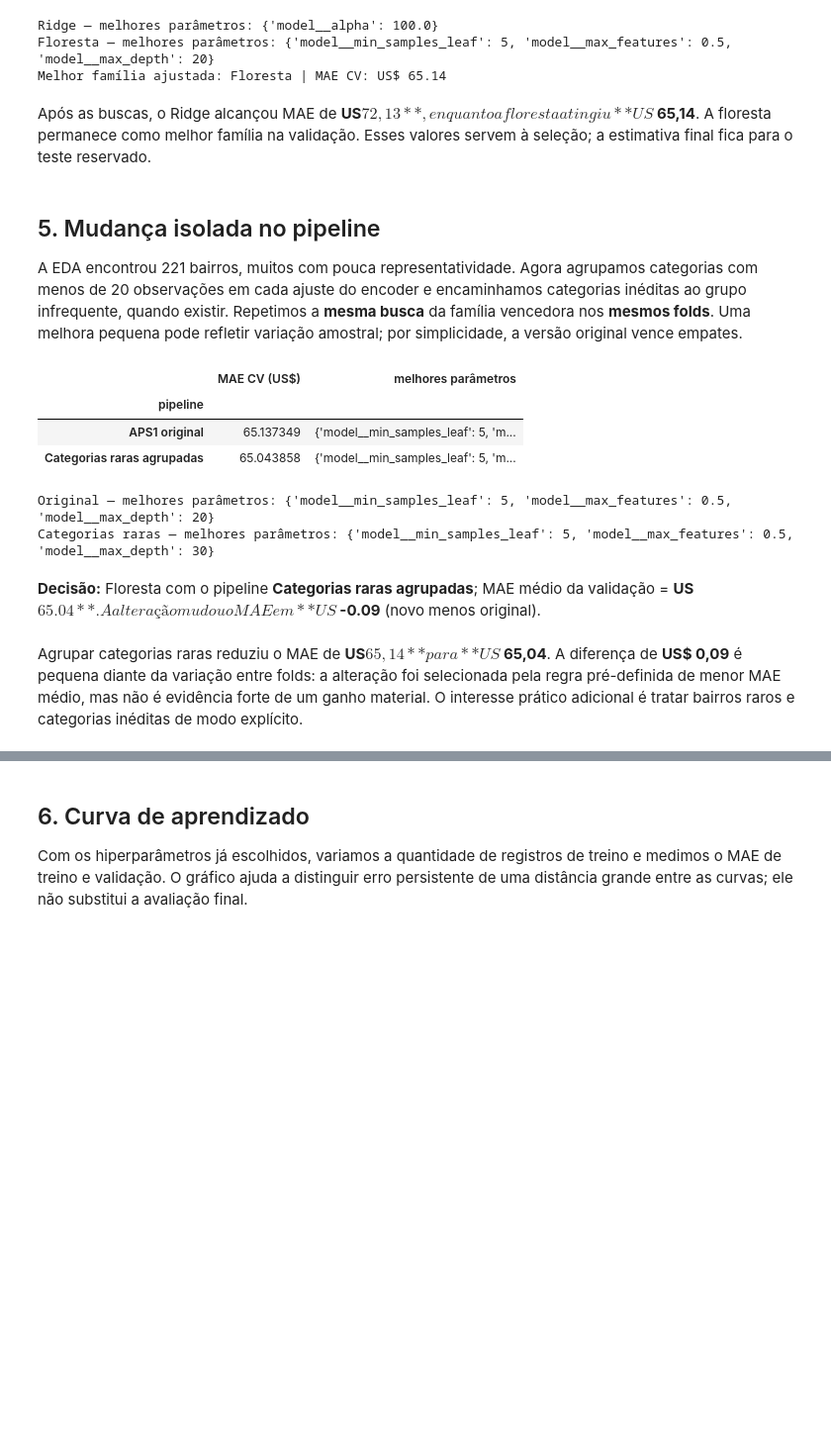
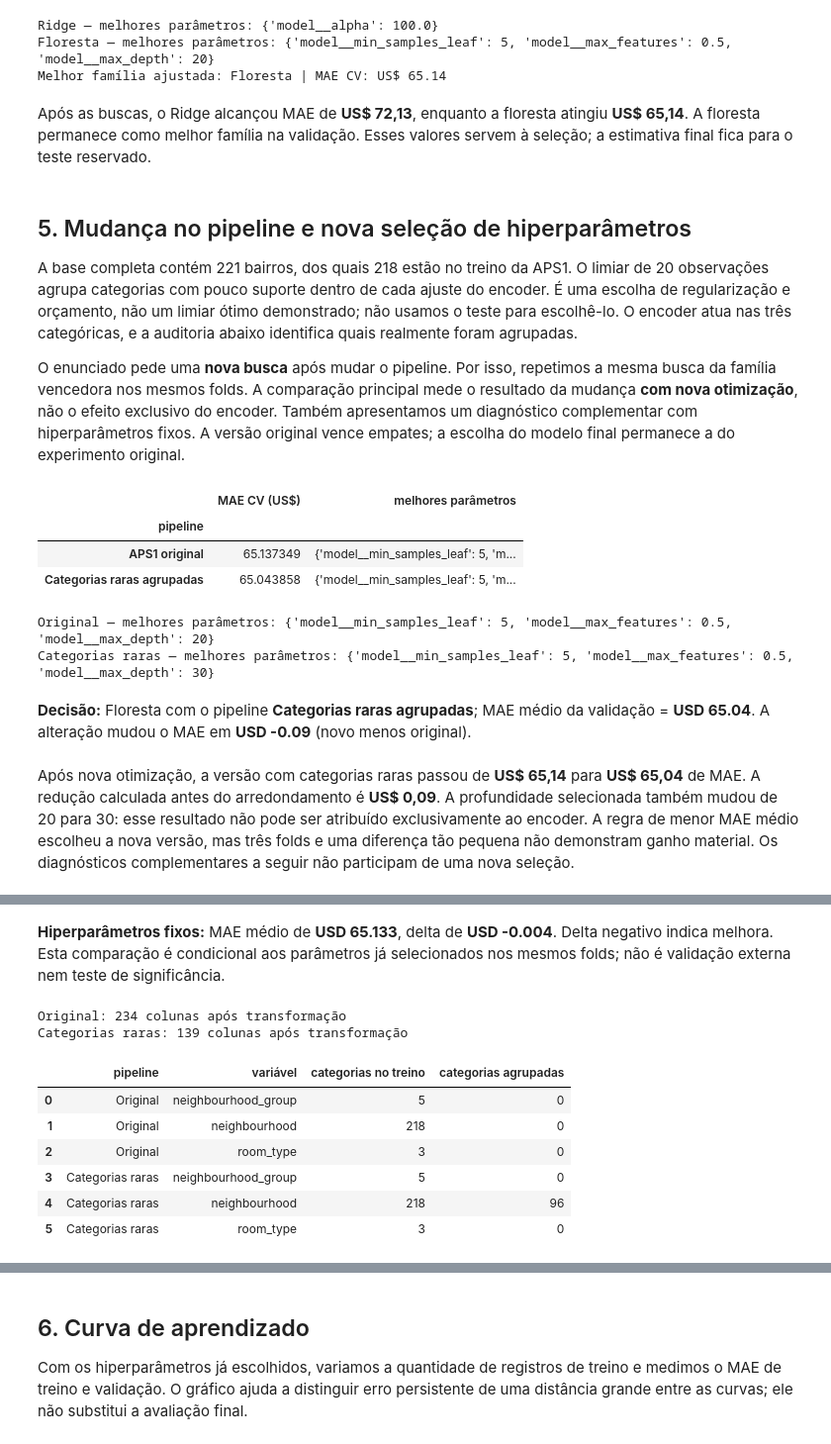
Before and after one commit to djairofilho/aps1-airbnb-eda, a Jupyter notebook: notebooks/APS2_Airbnb_Regressao.ipynb, the cells around one changed output, grey strips where cells are left out. Shown at 99% size. Cells and saved outputs as stored; diff of their text form; code cells hidden in the pictures; blank space fills up the shorter version.

Commit message:
fix(aps2): corrige diagnósticos e interpretações

```diff
--- a/notebooks/APS2_Airbnb_Regressao.ipynb
+++ b/notebooks/APS2_Airbnb_Regressao.ipynb
@@ -259,11 +271,13 @@ Ridge — melhores parâmetros: {'model__alpha': 100.0}
 Floresta — melhores parâmetros: {'model__min_samples_leaf': 5, 'model__max_features': 0.5, 'model__max_depth': 20}
 Melhor família ajustada: Floresta | MAE CV: US$ 65.14
 # %% [markdown]
-Após as buscas, o Ridge alcançou MAE de **US$ 72,13**, enquanto a floresta atingiu **US$ 65,14**. A floresta permanece como melhor família na validação. Esses valores servem à seleção; a estimativa final fica para o teste reservado.
+Após as buscas, o Ridge alcançou MAE de **US\$ 72,13**, enquanto a floresta atingiu **US\$ 65,14**. A floresta permanece como melhor família na validação. Esses valores servem à seleção; a estimativa final fica para o teste reservado.
 # %% [markdown]
-## 5. Mudança isolada no pipeline
+## 5. Mudança no pipeline e nova seleção de hiperparâmetros
 
-A EDA encontrou 221 bairros, muitos com pouca representatividade. Agora agrupamos categorias com menos de 20 observações em cada ajuste do encoder e encaminhamos categorias inéditas ao grupo infrequente, quando existir. Repetimos a **mesma busca** da família vencedora nos **mesmos folds**. Uma melhora pequena pode refletir variação amostral; por simplicidade, a versão original vence empates.
+A base completa contém 221 bairros, dos quais 218 estão no treino da APS1. O limiar de 20 observações agrupa categorias com pouco suporte dentro de cada ajuste do encoder. É uma escolha de regularização e orçamento, não um limiar ótimo demonstrado; não usamos o teste para escolhê-lo. O encoder atua nas três categóricas, e a auditoria abaixo identifica quais realmente foram agrupadas.
+
+O enunciado pede uma **nova busca** após mudar o pipeline. Por isso, repetimos a mesma busca da família vencedora nos mesmos folds. A comparação principal mede o resultado da mudança **com nova otimização**, não o efeito exclusivo do encoder. Também apresentamos um diagnóstico complementar com hiperparâmetros fixos. A versão original vence empates; a escolha do modelo final permanece a do experimento original.
 # %%
 rare_search = (
     search_ridge(group_rare=True)
@@ -289,8 +303,8 @@ winner_label = (
 final_model = winner_search.best_estimator_
 display(Markdown(
     f"**Decisão:** {best_family} com o pipeline **{winner_label}**; "
-    f"MAE médio da validação = **US$ {-winner_search.best_score_:.2f}**. "
-    f"A alteração mudou o MAE em **US$ {rare_mae - original_mae:+.2f}** "
+    f"MAE médio da validação = **USD {-winner_search.best_score_:.2f}**. "
+    f"A alteração mudou o MAE em **USD {rare_mae - original_mae:+.2f}** "
     "(novo menos original)."
 ))
 # %% [output]
@@ -300,6 +314,53 @@ display(Markdown(
 | Categorias raras agrupadas | 65.043858 | {'model__min_samples_leaf': 5, 'm... |
 Original — melhores parâmetros: {'model__min_samples_leaf': 5, 'model__max_features': 0.5, 'model__max_depth': 20}
 Categorias raras — melhores parâmetros: {'model__min_samples_leaf': 5, 'model__max_features': 0.5, 'model__max_depth': 30}
-**Decisão:** Floresta com o pipeline **Categorias raras agrupadas**; MAE médio da validação = **US$ 65.04**. A alteração mudou o MAE em **US$ -0.09** (novo menos original).
+**Decisão:** Floresta com o pipeline **Categorias raras agrupadas**; MAE médio da validação = **USD 65.04**. A alteração mudou o MAE em **USD -0.09** (novo menos original).
 # %% [markdown]
-Agrupar categorias raras reduziu o MAE de **US$ 65,14** para **US$ 65,04**. A diferença de **US$ 0,09** é pequena diante da variação entre folds: a alteração foi selecionada pela regra pré-definida de menor MAE médio, mas não é evidência forte de um ganho material. O interesse prático adicional é tratar bairros raros e categorias inéditas de modo explícito.
+Após nova otimização, a versão com categorias raras passou de **US\$ 65,14** para **US\$ 65,04** de MAE. A redução calculada antes do arredondamento é **US\$ 0,09**. A profundidade selecionada também mudou de 20 para 30: esse resultado não pode ser atribuído exclusivamente ao encoder. A regra de menor MAE médio escolheu a nova versão, mas três folds e uma diferença tão pequena não demonstram ganho material. Os diagnósticos complementares a seguir não participam de uma nova seleção.
+# %%
+# Diagnóstico no treino: não altera winner_search nem final_model.
+fold_columns = [f"split{i}_test_score" for i in range(CV.get_n_splits())]
+original_fold_mae = np.array([
+    -original_search.cv_results_[column][original_search.best_index_]
+    for column in fold_columns
+])
+retuned_fold_mae = np.array([
+    -rare_search.cv_results_[column][rare_search.best_index_]
+    for column in fold_columns
+])
+fixed_parameters = make_model(
+    clone(original_search.best_estimator_.named_steps["model"]), group_rare=True
+)
+fixed_scores = cross_validate(
+    fixed_parameters, X_train, y_train, cv=CV, scoring=SCORING,
+    n_jobs=N_JOBS, pre_dispatch=N_JOBS, error_score="raise",
+)
+fixed_fold_mae = -fixed_scores["test_score"]
+paired_comparison = pd.DataFrame({
+    "fold": np.arange(1, CV.get_n_splits() + 1),
+    "original (US$)": original_fold_mae,
+    "encoder novo, parâmetros fixos (US$)": fixed_fold_mae,
+    "encoder novo, nova busca (US$)": retuned_fold_mae,
+    "delta fixo menos original (US$)": fixed_fold_mae - original_fold_mae,
+    "delta nova busca menos original (US$)": retuned_fold_mae - original_fold_mae,
+})
+display(paired_comparison.round(3))
+display(Markdown(
+    f"**Hiperparâmetros fixos:** MAE médio de **USD {fixed_fold_mae.mean():.3f}**, "
+    f"delta de **USD {(fixed_fold_mae - original_fold_mae).mean():+.3f}**. "
+    "Delta negativo indica melhora. Esta comparação é condicional aos parâmetros "
+    "já selecionados nos mesmos folds; não é validação externa nem teste de significância."
+))
+audit_rows = []
+for label, search in [("Original", original_search), ("Categorias raras", rare_search)]:
+    prep = search.best_estimator_.named_steps["preprocessor"]
+    encoder = prep.named_transformers_["categorical"].named_steps["encoder"]
+    infrequent = getattr(encoder, "infrequent_categories_", [None] * len(categorical_features))
+    for name, categories, rare in zip(categorical_features, encoder.categories_, infrequent):
+        audit_rows.append({
+            "pipeline": label, "variável": name, "categorias no treino": len(categories),
+            "categorias agrupadas": 0 if rare is None else len(rare),
+        })
+    print(f"{label}: {len(prep.get_feature_names_out())} colunas após transformação")
+display(pd.DataFrame(audit_rows))
+# %% [output]
@@ -305,0 +371,10 @@ Agrupar categorias raras reduziu o MAE de **US$ 65,14** para **US$ 65,04**. A di
+**Hiperparâmetros fixos:** MAE médio de **USD 65.133**, delta de **USD -0.004**. Delta negativo indica melhora. Esta comparação é condicional aos parâmetros já selecionados nos mesmos folds; não é validação externa nem teste de significância.
+Original: 234 colunas após transformação
+Categorias raras: 139 colunas após transformação
+|  | pipeline | variável | categorias no treino | categorias agrupadas |
+| 0 | Original | neighbourhood_group | 5 | 0 |
+| 1 | Original | neighbourhood | 218 | 0 |
+| 2 | Original | room_type | 3 | 0 |
+| 3 | Categorias raras | neighbourhood_group | 5 | 0 |
+| 4 | Categorias raras | neighbourhood | 218 | 96 |
+| 5 | Categorias raras | room_type | 3 | 0 |
```
Also changed, not shown: parts of 27 cells of this notebook, 5 other files.
